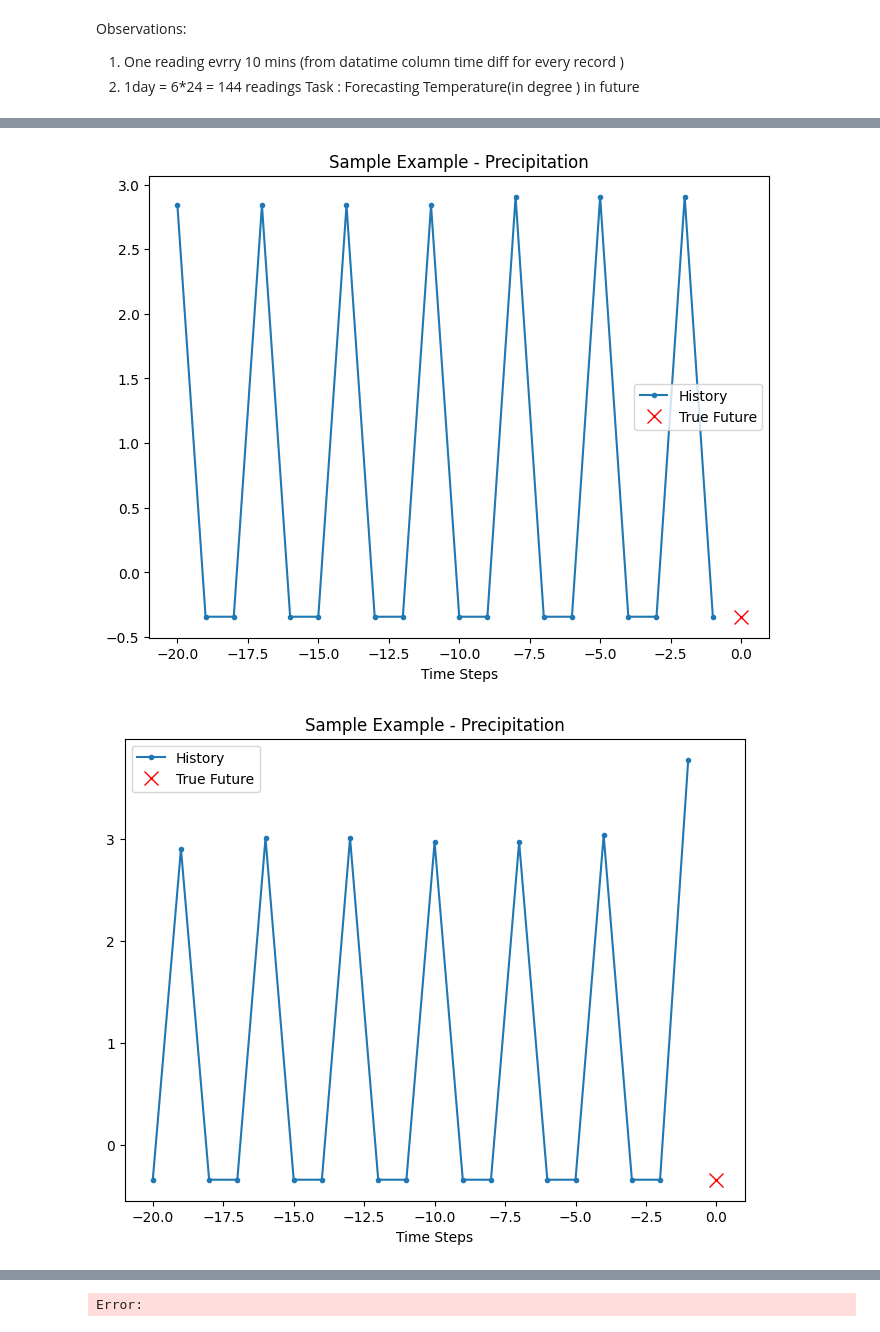
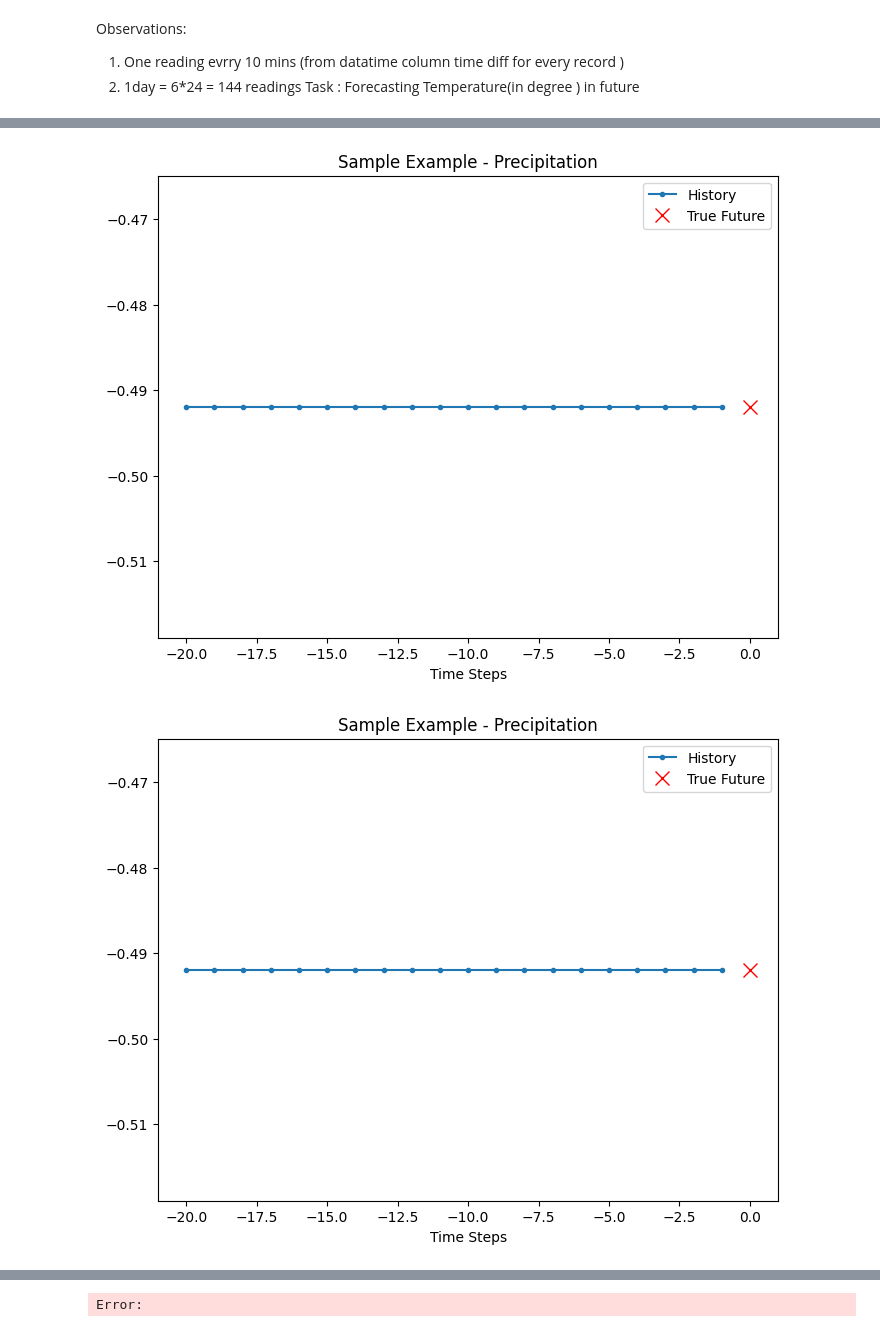
Before and after one commit to FayElhassan/Multimodal-Fusion-S4-Weather, a Jupyter notebook: EDA/Predicting Temperature using Lstm_Forecast copy.ipynb, the cells around one changed output, grey strips where cells are left out. Drawn from its saved outputs; the diff is of its cells as text; code cells hidden in the pictures.

```diff
--- a/EDA/Predicting Temperature using Lstm_Forecast copy.ipynb
+++ b/EDA/Predicting Temperature using Lstm_Forecast copy.ipynb
@@ -59,0 +123,7 @@ Size of the dataset: (63132, 9)
+# %%
+#unpack forecasts
+df_for.dropna(how='any',inplace=True)
+df_for_cols_ext = [meas+'_forecast+'+str(i)+'h' for i in range(0,len(df_for[meas].values[0]))]
+df_for = pd.DataFrame(index=df_for.index, data=df_for[meas].to_list(), columns=df_for_cols_ext)
+df_for = df_for.asfreq('5min')
+df_for
@@ -59,0 +145,7 @@ Size of the dataset: (63132, 9)
+# %%
+#unpack forecasts
+df_forP.dropna(how='any',inplace=True)
+df_for_cols_ext = [measP+'_forecast+'+str(i)+'h' for i in range(0,len(df_forP[measP].values[0]))]
+df_forP = pd.DataFrame(index=df_forP.index, data=df_forP[measP].to_list(), columns=df_for_cols_ext)
+df_forP = df_forP.asfreq('5min')
+df_forP
@@ -60,4 +167,8 @@ Size of the dataset: (63132, 9)
+# %%
+dfT=df_for.fillna(method='ffill')
+dfP = df_forP.interpolate(method='linear', limit_direction='forward', axis=0)
 # %%
 # reduce memory usage
-df= reduce_mem_usage(df)
+dfT= reduce_mem_usage(dfT)
+dfP= reduce_mem_usage(dfP)
 # %% [output]
@@ -351,24 +500,50 @@ plot_time_series([x_train_uni_temp[i], y_train_uni_temp[i][0]], 0, 'Sample Examp
 # %%
-# Prepare the univariate model for precipitation using all precipitation-related features
-precipitation_features = df[['poprecipitation_mean', 'poprecipitation_std', 'poprecipitation_min', 'poprecipitation_max']]
-uni_data_precip = precipitation_features.values
+# Prepare the univar# Define the columns for precipitation forecasts
+precipitation_cols = [
+    'poprecipitation_forecast+0h', 'poprecipitation_forecast+1h', 'poprecipitation_forecast+2h',
+    'poprecipitation_forecast+3h', 'poprecipitation_forecast+4h', 'poprecipitation_forecast+5h',
+    'poprecipitation_forecast+6h', 'poprecipitation_forecast+7h', 'poprecipitation_forecast+8h',
+    'poprecipitation_forecast+9h', 'poprecipitation_forecast+10h', 'poprecipitation_forecast+11h',
+    'poprecipitation_forecast+12h', 'poprecipitation_forecast+13h', 'poprecipitation_forecast+14h',
+    'poprecipitation_forecast+15h', 'poprecipitation_forecast+16h', 'poprecipitation_forecast+17h',
+    'poprecipitation_forecast+18h', 'poprecipitation_forecast+19h', 'poprecipitation_forecast+20h',
+    'poprecipitation_forecast+21h', 'poprecipitation_forecast+22h', 'poprecipitation_forecast+23h',
+    'poprecipitation_forecast+24h', 'poprecipitation_forecast+25h', 'poprecipitation_forecast+26h',
+    'poprecipitation_forecast+27h', 'poprecipitation_forecast+28h', 'poprecipitation_forecast+29h',
+    'poprecipitation_forecast+30h', 'poprecipitation_forecast+31h', 'poprecipitation_forecast+32h',
+    'poprecipitation_forecast+33h', 'poprecipitation_forecast+34h', 'poprecipitation_forecast+35h',
+    'poprecipitation_forecast+36h', 'poprecipitation_forecast+37h', 'poprecipitation_forecast+38h',
+    'poprecipitation_forecast+39h', 'poprecipitation_forecast+40h', 'poprecipitation_forecast+41h',
+    'poprecipitation_forecast+42h', 'poprecipitation_forecast+43h', 'poprecipitation_forecast+44h',
+    'poprecipitation_forecast+45h', 'poprecipitation_forecast+46h', 'poprecipitation_forecast+47h'
+]
 
-# Standardize data
-uni_data_precip_mean = uni_data_precip[:train_split].mean(axis=0)
-uni_data_precip_std = uni_data_precip[:train_split].std(axis=0)
-uni_data_precip = (uni_data_precip - uni_data_precip_mean) / uni_data_precip_std
+# Extract precipitation forecast features
+precipitation_features = dfP[precipitation_cols]
+
+scaler_precip = StandardScaler()
+uni_data_precip = scaler_precip.fit_transform(precipitation_features.values)
+
+# Assuming train_split is already defined appropriately
+tf.random.set_seed(13)
+
+
+# # Standardize data
+# uni_data_precip_mean = uni_data_precip[:train_split].mean(axis=0)
+# uni_data_precip_std = uni_data_precip[:train_split].std(axis=0)
+# uni_data_precip = (uni_data_precip - uni_data_precip_mean) / uni_data_precip_std
 
 x_train_uni_precip, y_train_uni_precip = univariate_data(uni_data_precip, 0, train_split, uni_data_history, uni_data_future)
 x_val_uni_precip, y_val_uni_precip = univariate_data(uni_data_precip, train_split, None, uni_data_history, uni_data_future)
 x_train_uni_precip.shape, y_train_uni_precip.shape
 x_val_uni_precip.shape, y_val_uni_precip.shape
 
 plot_time_series([x_train_uni_precip[0], y_train_uni_precip[0][0]], 0, 'Sample Example - Precipitation')
 i = 20
 plot_time_series([x_train_uni_precip[i], y_train_uni_precip[i][0]], 0, 'Sample Example - Precipitation')
 # %% [output]
-[figure, old version]
+[figure, new version]
-[figure, old version]
+[figure, new version]
 # %%
 # Prepare tensorflow dataset for univariate temperature model
 batch_size = 256
```
Also changed, not shown: parts of 34 cells of this notebook, 1 other file.
